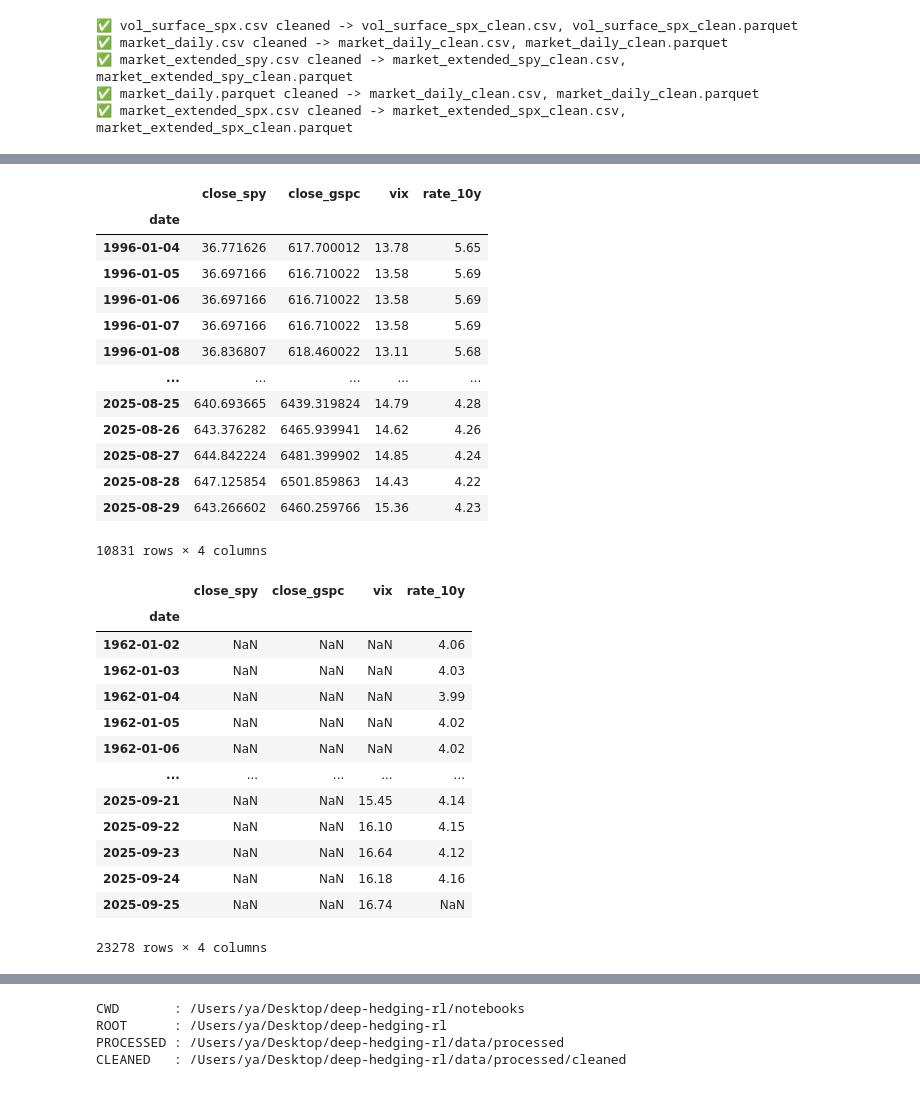
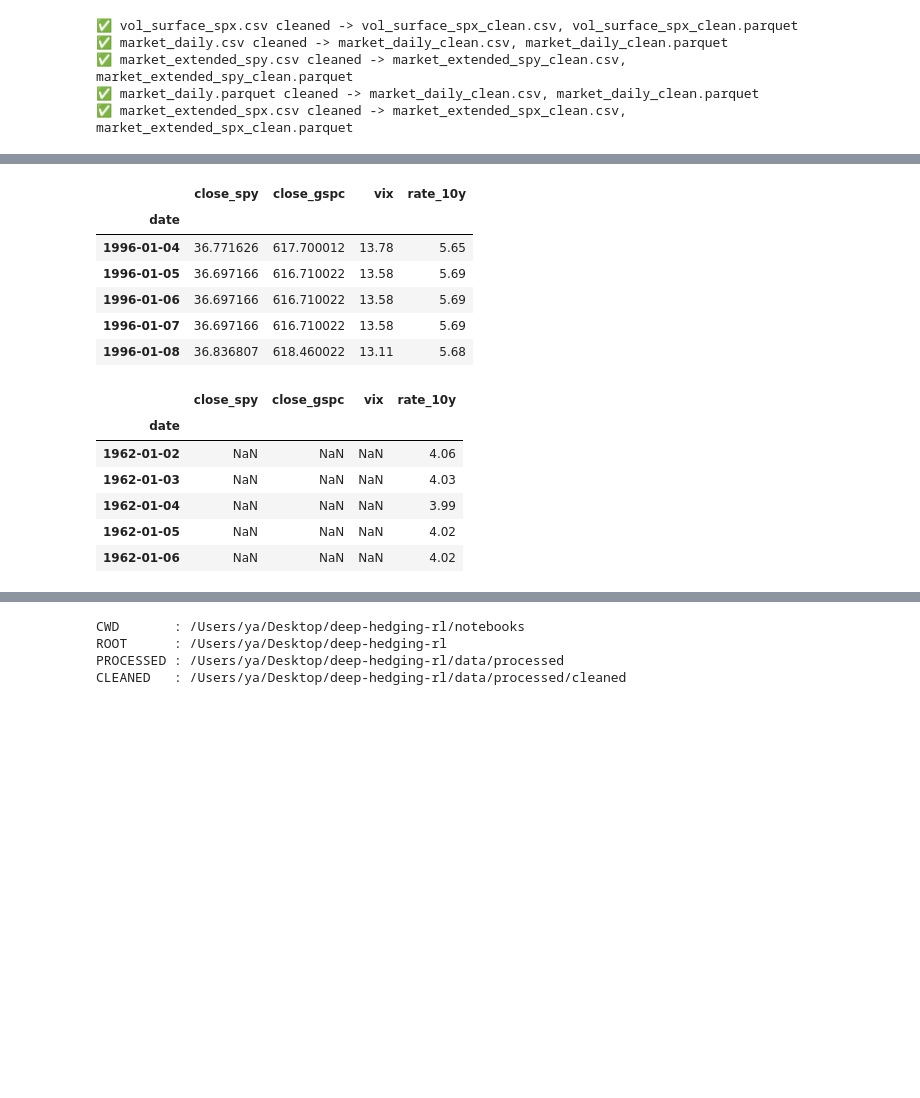
Before and after one commit to tlucius16/deep-hedging-rl, a Jupyter notebook: notebooks/01_data_exploration.ipynb, the cells around one changed output, grey strips where cells are left out. Saved outputs shown, nothing was run; the diff lists cells and outputs as text; code cells hidden in the pictures; blank space fills up the shorter version.

```diff
--- a/notebooks/01_data_exploration.ipynb
+++ b/notebooks/01_data_exploration.ipynb
@@ -435,32 +397,25 @@ Reading    : /Users/ya/Desktop/deep-hedging-rl/data/processed/cleaned/market_ext
 # %%
 # Load pipeline output
 df = mkt.copy()
 df_clean = mkt_all.copy()  # choose your preferred cleaning method
 
 # Save clean versions
 out_csv = CLEANED / "market_daily_clean.csv"
 out_parq = CLEANED / "market_daily_clean.parquet"
 
 df_clean.to_csv(out_csv)
 df_clean.to_parquet(out_parq)
 
-display(df_clean)
-display(df)
+display(df_clean.head())
+display(df.head())
 # %% [output]
 |  | close_spy | close_gspc | vix | rate_10y |
 | date |  |  |  |  |
 | 1996-01-04 | 36.771626 | 617.700012 | 13.78 | 5.65 |
 | 1996-01-05 | 36.697166 | 616.710022 | 13.58 | 5.69 |
 | 1996-01-06 | 36.697166 | 616.710022 | 13.58 | 5.69 |
 | 1996-01-07 | 36.697166 | 616.710022 | 13.58 | 5.69 |
 | 1996-01-08 | 36.836807 | 618.460022 | 13.11 | 5.68 |
-| ... | ... | ... | ... | ... |
-| 2025-08-25 | 640.693665 | 6439.319824 | 14.79 | 4.28 |
-| 2025-08-26 | 643.376282 | 6465.939941 | 14.62 | 4.26 |
-| 2025-08-27 | 644.842224 | 6481.399902 | 14.85 | 4.24 |
-| 2025-08-28 | 647.125854 | 6501.859863 | 14.43 | 4.22 |
-| 2025-08-29 | 643.266602 | 6460.259766 | 15.36 | 4.23 |
-10831 rows × 4 columns
 |  | close_spy | close_gspc | vix | rate_10y |
 | date |  |  |  |  |
 | 1962-01-02 | NaN | NaN | NaN | 4.06 |
@@ -468,10 +423,3 @@ display(df)
 | 1962-01-04 | NaN | NaN | NaN | 3.99 |
 | 1962-01-05 | NaN | NaN | NaN | 4.02 |
 | 1962-01-06 | NaN | NaN | NaN | 4.02 |
-| ... | ... | ... | ... | ... |
-| 2025-09-21 | NaN | NaN | 15.45 | 4.14 |
-| 2025-09-22 | NaN | NaN | 16.10 | 4.15 |
-| 2025-09-23 | NaN | NaN | 16.64 | 4.12 |
-| 2025-09-24 | NaN | NaN | 16.18 | 4.16 |
-| 2025-09-25 | NaN | NaN | 16.74 | NaN |
-23278 rows × 4 columns
```
Also changed, not shown: parts of 33 cells of this notebook, 37 other files.
